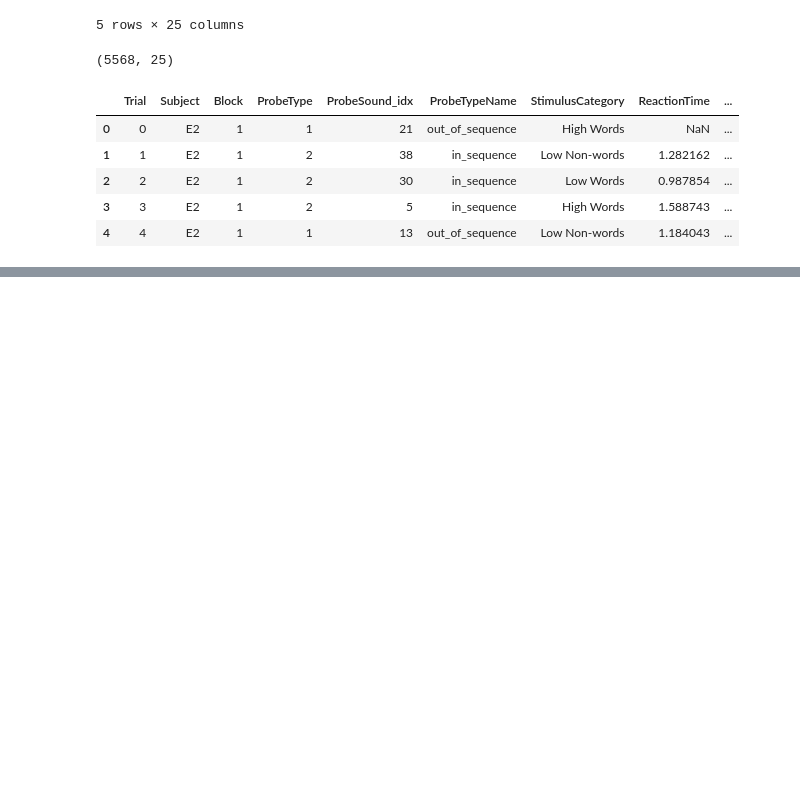
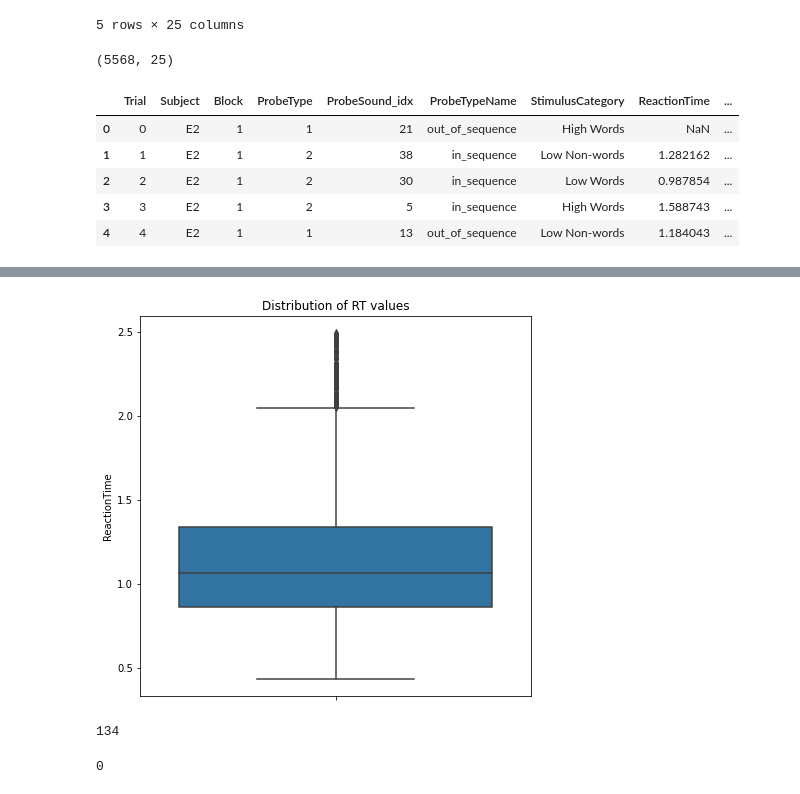
Before and after one commit to cristinarainich/Sternberg_analysis, a Jupyter notebook: EEG_dataset.ipynb, the cells around one changed output, grey strips where cells are left out. Saved outputs shown, nothing was run; the diff lists cells and outputs as text; code cells hidden in the pictures; blank space fills up the shorter version.

```diff
--- a/EEG_dataset.ipynb
+++ b/EEG_dataset.ipynb
@@ -120,0 +163,6 @@ dtype: int64
+# %%
+pl.figure(figsize = (7, 7))
+ax = seaborn.boxplot(y="ReactionTime", data=eeg_clean)
+pl.title("Distribution of RT values");
+# %% [output]
+[figure, added]
@@ -120,0 +186,4 @@ dtype: int64
+# %%
+eeg_no_outliers.isnull().sum()['ReactionTime']
+# %% [output]
+134
@@ -120,0 +193,4 @@ dtype: int64
+# %%
+eeg_no_outliers.isnull().sum()['ReactionTime']
+# %% [output]
+0
```
Also changed, not shown: parts of 22 cells of this notebook.
